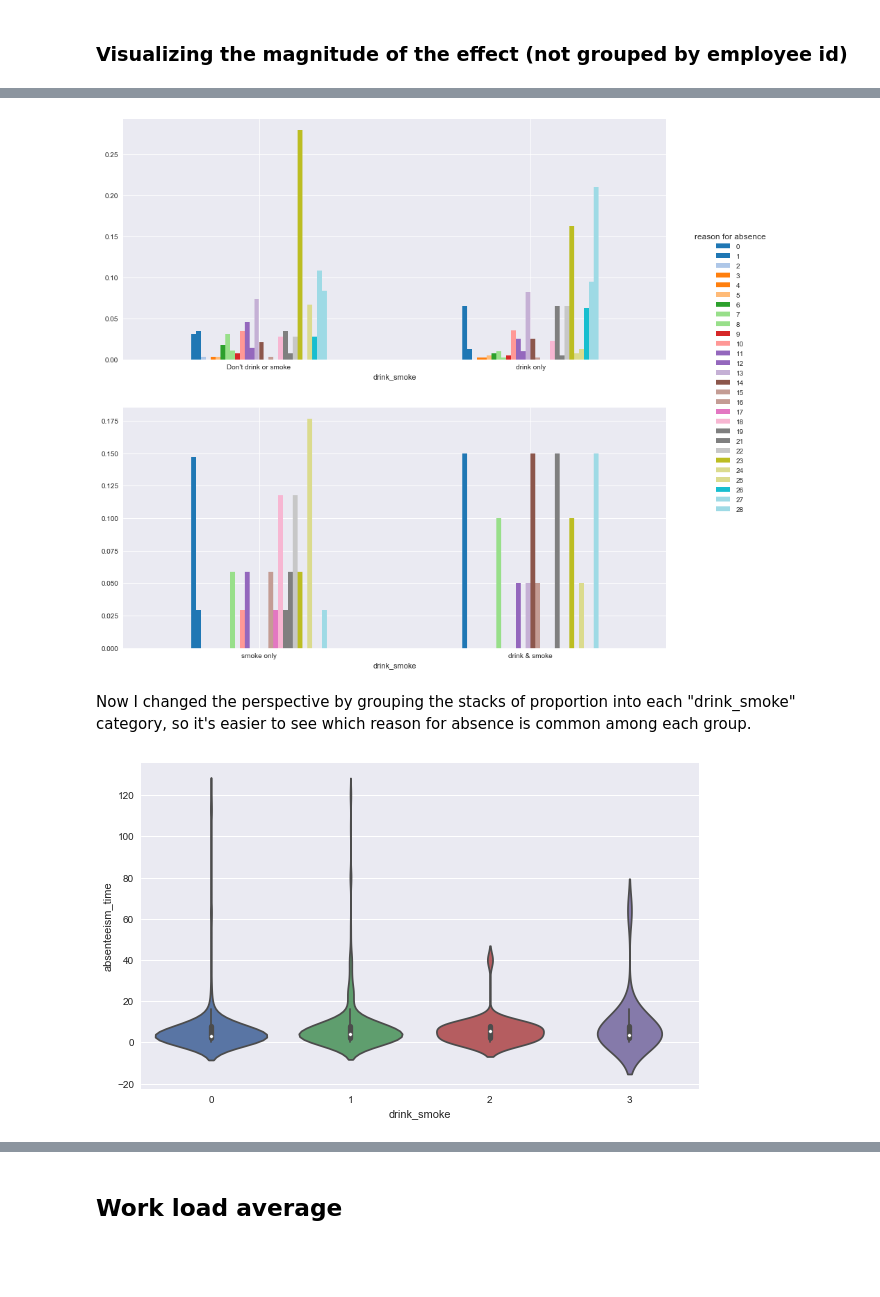
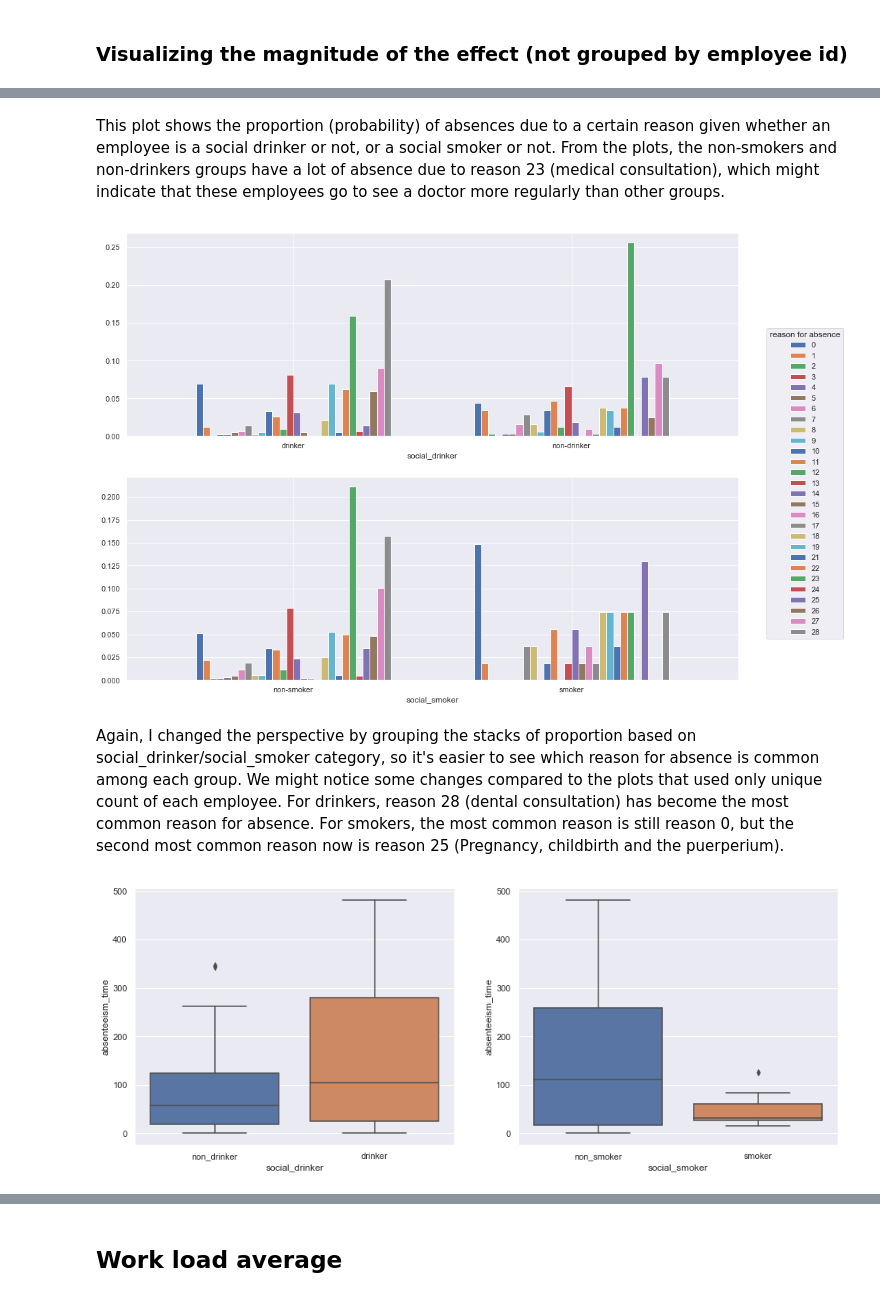
Before and after one commit to chasnew/data-analysis-repository, a Jupyter notebook: Absenteeism at work/Analysis of Absenteeism.ipynb, the cells around one changed output, grey strips where cells are left out. Saved outputs shown, nothing was run; the diff lists cells and outputs as text; code cells hidden in the pictures; blank space fills up the shorter version.

Commit message:
Added visualization of dependent attributes and changed model training process

```diff
--- a/Absenteeism at work/Analysis of Absenteeism.ipynb
+++ b/Absenteeism at work/Analysis of Absenteeism.ipynb
@@ -346,3 +375,6 @@ data['drink_smoke'] = data.apply(merge_drink_smoke, axis=1)
+# %%
+data['social_drinker'] = data['social_drinker'].map(lambda x: 'drinker' if x == 1 else 'non_drinker').astype('category')
+data['social_smoker'] = data['social_smoker'].map(lambda x: 'smoker' if x == 1 else 'non_smoker').astype('category')
 # %% [markdown]
 I merged 'social_drinker' and 'social_smoker' features together to see if their interaction would result in a different effect.
 
@@ -433,0 +498,21 @@ This plot shows, given the "drink_smoke" category, the proportion (probability)
+# %%
+fig, axes = plt.subplots(nrows=2, ncols=1)
+fig.set_figwidth(16)
+fig.set_figheight(14)
+
+count_drink = data.groupby(['social_drinker', 'reason_for_absence']).agg({'id': 'count'})
+count_smoke = data.groupby(['social_smoker', 'reason_for_absence']).agg({'id': 'count'})
+
+tmp_table = count_drink.unstack('social_drinker').fillna(value=0)
+tmp_table.columns = [col[1] for col in tmp_table.columns]
+
+tmp_table.apply(density_function).plot.bar(width=0.7, ax=axes[0])
+axes[0].set_title('proportion plot of drinker category for each absenteeism reason', fontsize=14)
+
+tmp_table = count_smoke.unstack('social_smoker').fillna(value=0)
+tmp_table.columns = [col[1] for col in tmp_table.columns]
+
+tmp_table.apply(density_function).plot.bar(width=0.7, ax=axes[1])
+axes[1].set_title('proportion plot of smoker category for each absenteeism reason', fontsize=14)
+
+plt.show()
@@ -434,28 +521,40 @@ This plot shows, given the "drink_smoke" category, the proportion (probability)
+# %% [markdown]
+This plot shows the proportion (probability) of absences due to a certain reason given whether an employee is a social drinker or not, or a social smoker or not. From the plots, the non-smokers and non-drinkers groups have a lot of absence due to reason 23 (medical consultation), which might indicate that these employees go to see a doctor more regularly than other groups.
 # %%
 fig, axes = plt.subplots(nrows=2, ncols=1)
-fig.set_figwidth(14)
-fig.set_figheight(14)
+fig.set_figwidth(16)
+fig.set_figheight(12)
 
-ax = rds_ratio_group.unstack('reason_for_absence')[:2].fillna(0).plot.bar(cmap='tab20', ax=axes[0])
-ax.set_xticklabels(["Don't drink or smoke", 'drink only'], rotation=0)
+tmp_table = count_drink.unstack('reason_for_absence').fillna(value=0)
+tmp_table.columns = [col[1] for col in tmp_table.columns]
+
+ax = tmp_table.apply(density_function, axis=1).plot.bar(width=0.7, ax=axes[0])
+ax.set_xticklabels(["drinker", 'non-drinker'], rotation=0)
 ax.legend_.remove()
 
-ax = rds_ratio_group.unstack('reason_for_absence')[2:].fillna(0).plot.bar(cmap='tab20', ax=axes[1])
-ax.set_xticklabels(['smoke only', 'drink & smoke'], rotation=0)
+tmp_table = count_smoke.unstack('reason_for_absence').fillna(value=0)
+tmp_table.columns = [col[1] for col in tmp_table.columns]
+
+ax = tmp_table.apply(density_function, axis=1).plot.bar(width=0.7, ax=axes[1])
+ax.set_xticklabels(['non-smoker', 'smoker'], rotation=0)
 ax.legend(title='reason for absence', bbox_to_anchor=(1.04,1.75), loc="upper left")
 
 plt.show()
 # %% [output]
-[figure, old version]
+[figure, new version]
-# %% [markdown]
-Now I changed the perspective by grouping the stacks of proportion into each "drink_smoke" category, so it's easier to see which reason for absence is common among each group.
+# %% [markdown]
+Again, I changed the perspective by grouping the stacks of proportion based on social_drinker/social_smoker category, so it's easier to see which reason for absence is common among each group. We might notice some changes compared to the plots that used only unique count of each employee. For drinkers, reason 28 (dental consultation) has become the most common reason for absence. For smokers, the most common reason is still reason 0, but the second most common reason now is reason 25 (Pregnancy, childbirth and the puerperium).
 # %%
-fig, axes = plt.subplots(nrows=1, ncols=1)
-fig.set_figwidth(10)
+fig, axes = plt.subplots(nrows=1, ncols=2)
+fig.set_figwidth(16)
 fig.set_figheight(6)
 
-sns.violinplot(x='drink_smoke', y='absenteeism_time', data=data, ax=axes)
+d_abstime_df = data.groupby('id').agg({'social_drinker': 'first', 'absenteeism_time': 'sum'})
+sns.boxplot(x='social_drinker', y='absenteeism_time', data=d_abstime_df, ax=axes[0])
+
+s_abstime_df = data.groupby('id').agg({'social_smoker': 'first', 'absenteeism_time': 'sum'})
+sns.boxplot(x='social_smoker', y='absenteeism_time', data=s_abstime_df, ax=axes[1])
 
 plt.show()
 # %% [output]
-[figure, old version]
+[figure, new version]
```
Also changed, not shown: parts of 56 cells of this notebook.
